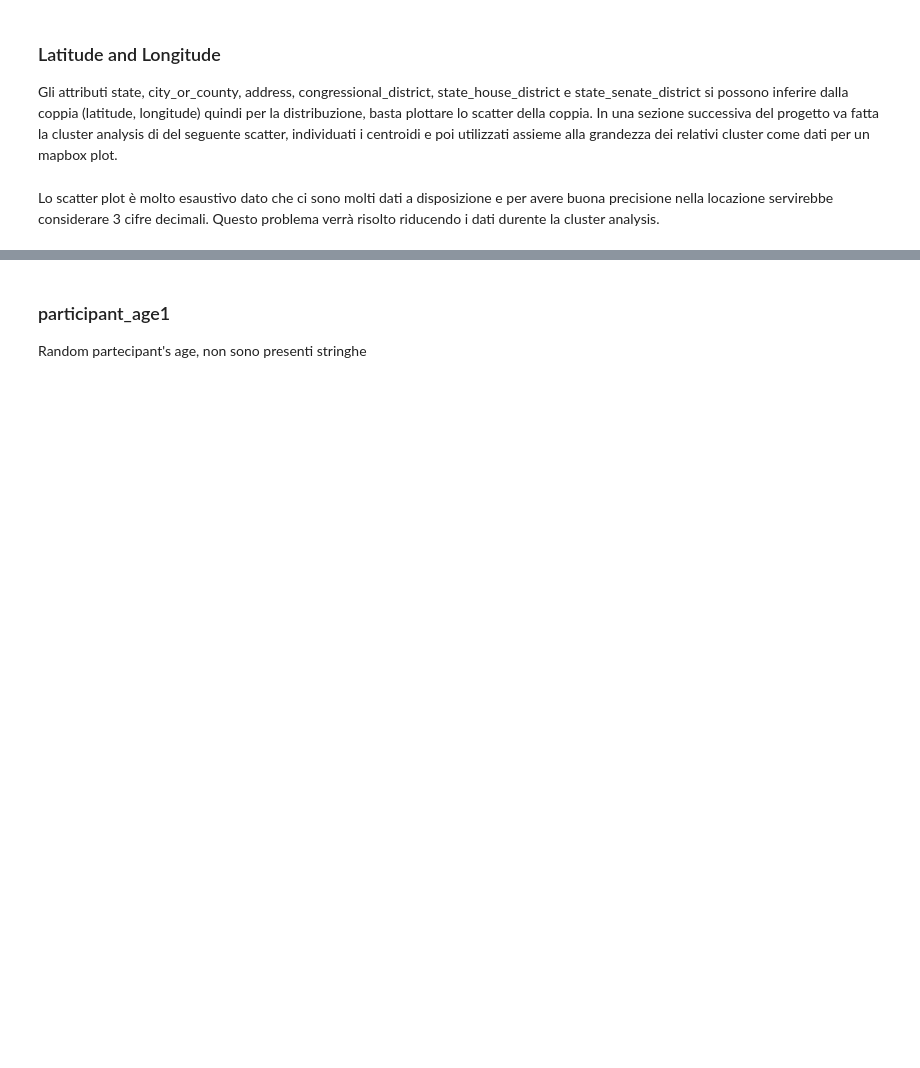
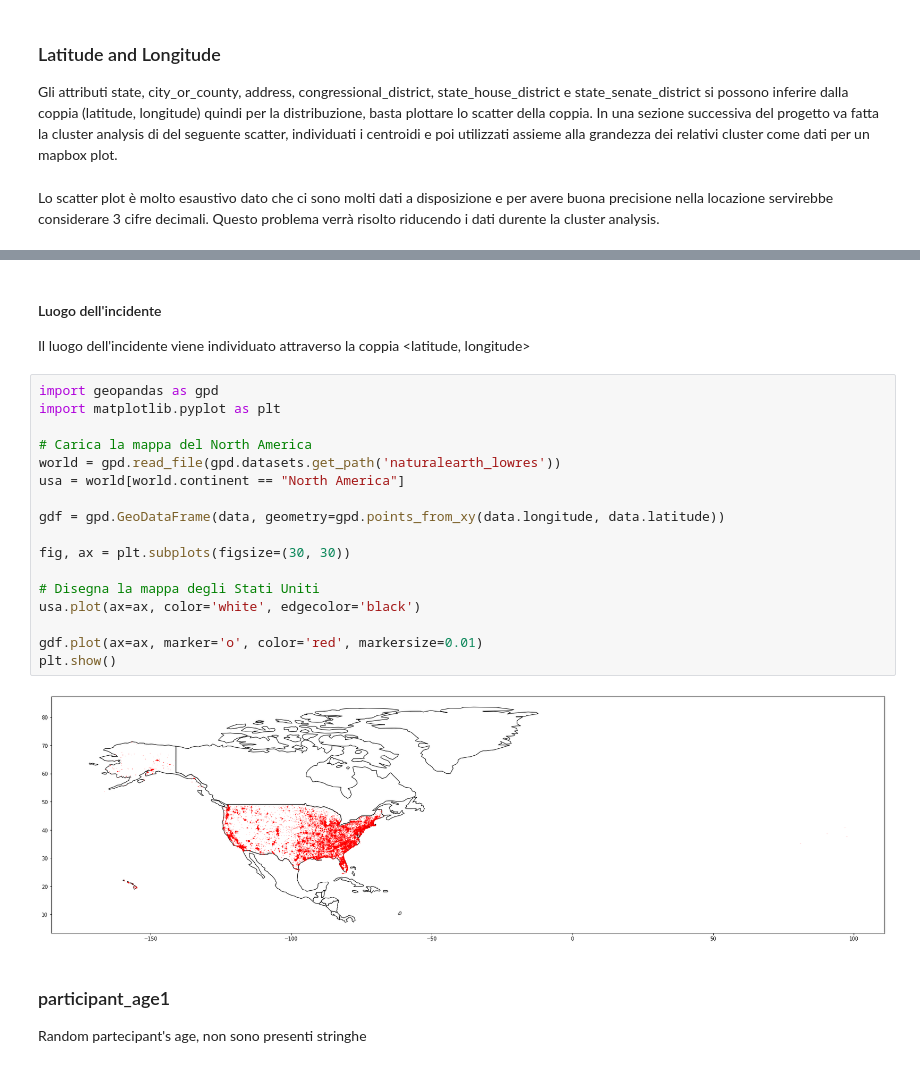
Before and after one commit to KamerC1/DM, a Jupyter notebook: dataUnderstandingPlots.ipynb, the cells around one changed output, grey strips where cells are left out. Drawn from its saved outputs; the diff is of its cells as text; blank space fills up the shorter version.

```diff
--- a/dataUnderstandingPlots.ipynb
+++ b/dataUnderstandingPlots.ipynb
@@ -55,3 +55,25 @@ plt.show()
+# %% [markdown]
+#### Luogo dell'incidente
+Il luogo dell'incidente viene individuato attraverso la coppia <latitude, longitude>
+# %%
+import geopandas as gpd
+import matplotlib.pyplot as plt
+
+# Carica la mappa del North America
+world = gpd.read_file(gpd.datasets.get_path('naturalearth_lowres'))
+usa = world[world.continent == "North America"]
+
+gdf = gpd.GeoDataFrame(data, geometry=gpd.points_from_xy(data.longitude, data.latitude))
+
+fig, ax = plt.subplots(figsize=(30, 30))
+
+# Disegna la mappa degli Stati Uniti
+usa.plot(ax=ax, color='white', edgecolor='black')
+
+gdf.plot(ax=ax, marker='o', color='red', markersize=0.01)
+plt.show()
+# %% [output]
+[figure, added]
 # %% [markdown]
 ### participant_age1
 Random partecipant's age, non sono presenti stringhe
```
Also changed, not shown: parts of 5 cells of this notebook, 3 other files.
